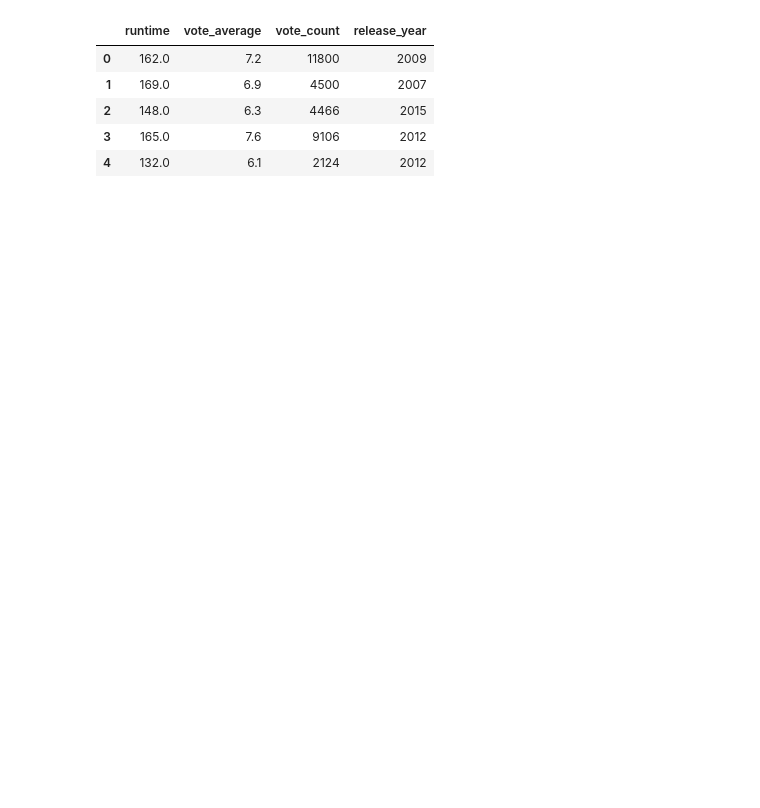
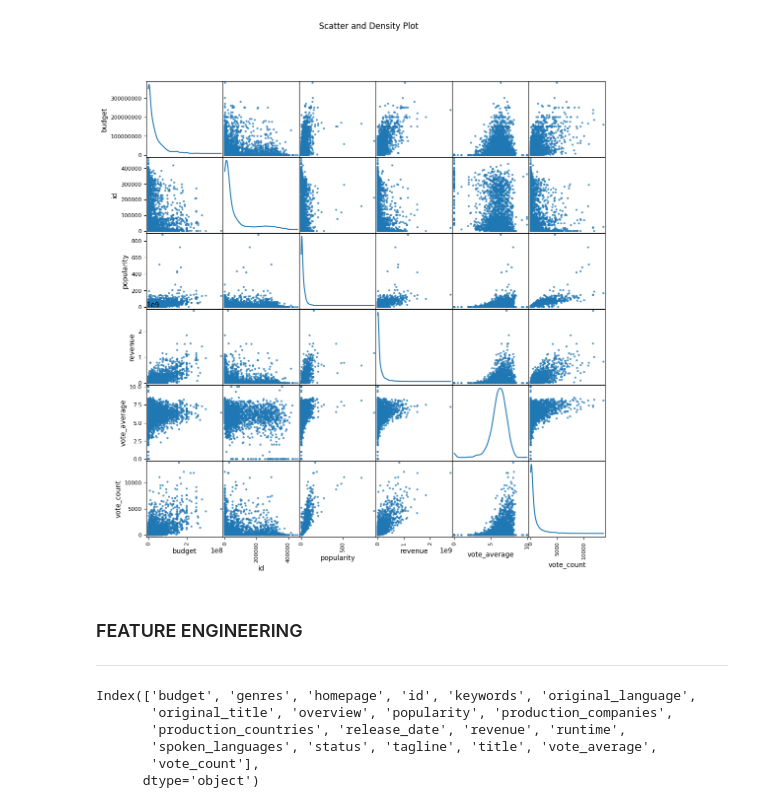
Before and after one commit to PauloDalsoto/imdb-serverless-etl, a Jupyter notebook: notebooks/predict_popularity.ipynb, the cells around one changed output. Cells and saved outputs as stored; diff of their text form; code cells hidden in the pictures; blank space fills up the shorter version.

```diff
--- a/notebooks/predict_popularity.ipynb
+++ b/notebooks/predict_popularity.ipynb
@@ -42,21 +72,43 @@ df = df[df['id'] != 211672]
+# %%
+# Scatter and density plots
+def plotScatterMatrix(df, plotSize, textSize):
+    df = df.select_dtypes(include =[np.number])
+    df = df.dropna(axis='columns')
+    df = df[[col for col in df if df[col].nunique() > 1]]
+    columnNames = list(df)
+    if len(columnNames) > 10:
+        columnNames = columnNames[:10]
+    df = df[columnNames]
+    ax = pd.plotting.scatter_matrix(df, alpha=0.75, figsize=[plotSize, plotSize], diagonal='kde')
+    plt.suptitle('Scatter and Density Plot')
+    plt.show()
+
+plotScatterMatrix(df_movies, plotSize=12, textSize=10)
+# %% [output]
+[figure, added]
+# %% [markdown]
+### FEATURE ENGINEERING
+---
+# %%
+df_features = df_movies.copy()
+df_features.columns
+# %% [output]
+Index(['budget', 'genres', 'homepage', 'id', 'keywords', 'original_language',
+       'original_title', 'overview', 'popularity', 'production_companies',
+       'production_countries', 'release_date', 'revenue', 'runtime',
+       'spoken_languages', 'status', 'tagline', 'title', 'vote_average',
+       'vote_count'],
+      dtype='object')
 # %%
-df['release_date'] = pd.to_datetime(df['release_date'], errors='coerce')
-df['release_year'] = df['release_date'].dt.year.fillna(0).astype(int)
+df_features['release_date'] = pd.to_datetime(df_features['release_date'], errors='coerce')
+df_features['release_year'] = df_features['release_date'].dt.year.fillna(0).astype(int)
 
-# df['budget'] = pd.to_numeric(df['budget'], errors='coerce').fillna(0)
-df['runtime'] = pd.to_numeric(df['runtime'], errors='coerce').fillna(0)
-df['vote_average'] = pd.to_numeric(df['vote_average'], errors='coerce').fillna(0)
-df['vote_count']   = pd.to_numeric(df['vote_count'], errors='coerce').fillna(0)
+# df_features['budget'] = pd.to_numeric(df_features['budget'], errors='coerce').fillna(0)
+df_features['runtime'] = pd.to_numeric(df_features['runtime'], errors='coerce').fillna(0)
+df_features['vote_average'] = pd.to_numeric(df_features['vote_average'], errors='coerce').fillna(0)
+df_features['vote_count']   = pd.to_numeric(df_features['vote_count'], errors='coerce').fillna(0)
 
-df['genres'] = df['genres'].apply(lambda x: [g['name'] for g in ast.literal_eval(x)] if pd.notnull(x) else [])
-num_df = df[['runtime', 'vote_average', 'vote_count', 'release_year']]
-num_df.head()
+df_features['genres'] = df_features['genres'].apply(lambda x: [g['name'] for g in ast.literal_eval(x)] if pd.notnull(x) else [])
+num_df_features = df_features[['runtime', 'vote_average', 'vote_count', 'release_year']]
-# %% [output]
-|  | runtime | vote_average | vote_count | release_year |
-| 0 | 162.0 | 7.2 | 11800 | 2009 |
-| 1 | 169.0 | 6.9 | 4500 | 2007 |
-| 2 | 148.0 | 6.3 | 4466 | 2015 |
-| 3 | 165.0 | 7.6 | 9106 | 2012 |
-| 4 | 132.0 | 6.1 | 2124 | 2012 |
 # %%
 mlb = MultiLabelBinarizer()
```
Also changed, not shown: parts of 20 cells of this notebook, 1 other file.
